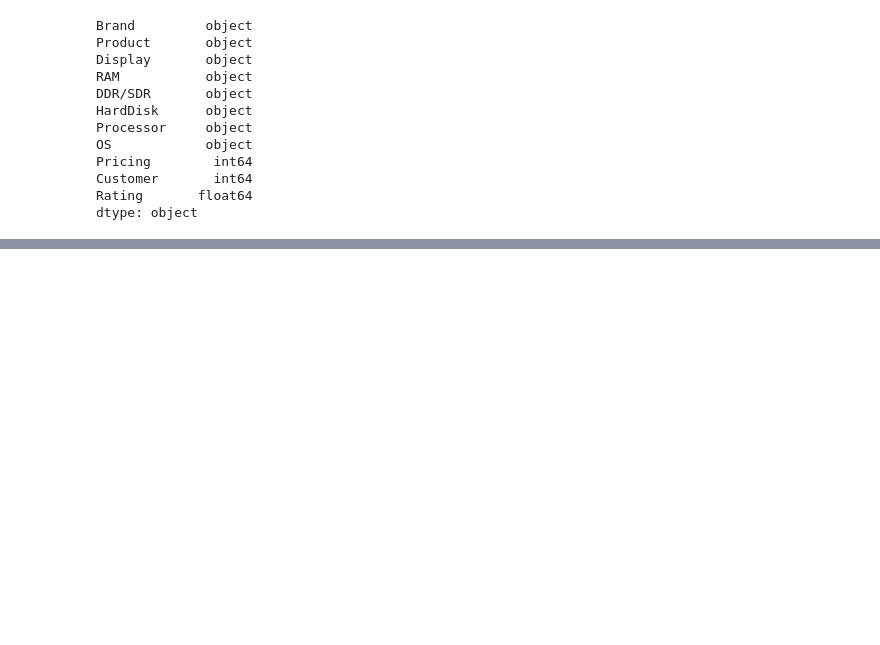
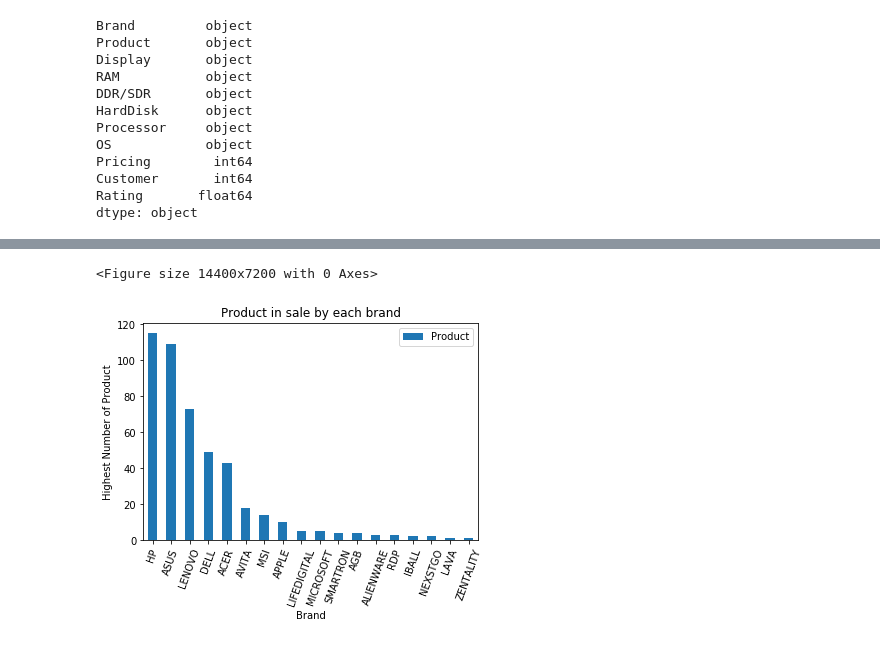
Before and after one commit to Shafin-Thiyam/FlipkartLaptopsaleEDA, a Jupyter notebook: EDA.ipynb, the cells around one changed output, grey strips where cells are left out. Drawn from its saved outputs; the diff is of its cells as text; code cells hidden in the pictures; blank space fills up the shorter version.

```diff
--- a/EDA.ipynb
+++ b/EDA.ipynb
@@ -128,0 +140,6 @@ laptopByBrand.mean().sort_values(by="Pricing",ascending=False).head()
+# %%
+brandNProductCount=laptopByBrand.count()
+brandNProductCount.reset_index(inplace=True)
+brandNProductCount=brandNProductCount[['Brand','Product']]
+brandNProductCount.set_index('Brand',inplace=True)
+brandNProductCount.head()
@@ -128,0 +154,12 @@ laptopByBrand.mean().sort_values(by="Pricing",ascending=False).head()
+# %%
+plt.figure(figsize=(200,100))
+brandNProductCount.sort_values(by="Product",ascending=False)[["Product"]].plot.bar()
+plt.title("Product in sale by each brand")
+plt.xticks(rotation=70)
+plt.legend()
+plt.xlabel("Brand")
+plt.ylabel("Highest Number of Product")
+plt.show()
+# %% [output]
+<Figure size 14400x7200 with 0 Axes>
+[figure, added]
```
Also changed, not shown: parts of 28 cells of this notebook, 2 other files.
